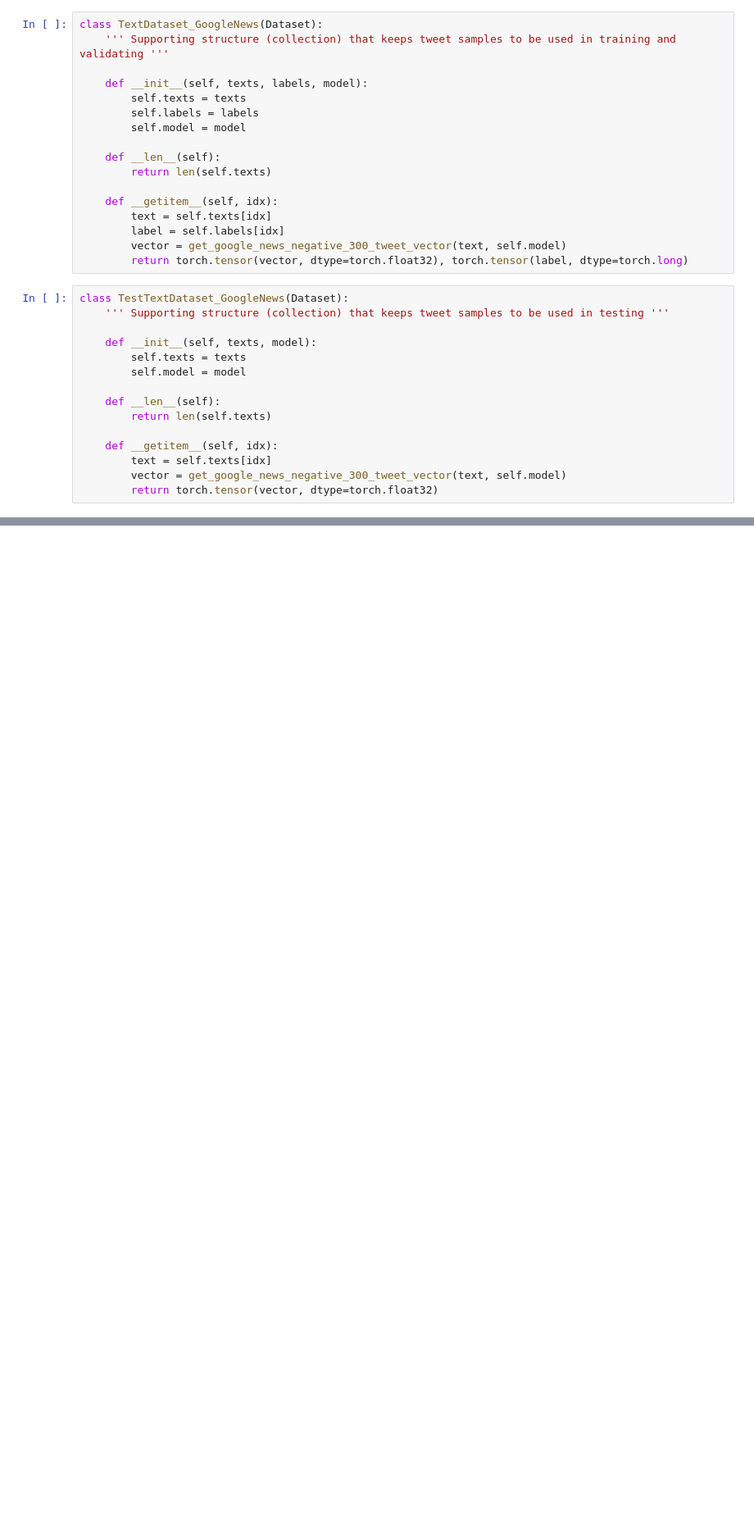
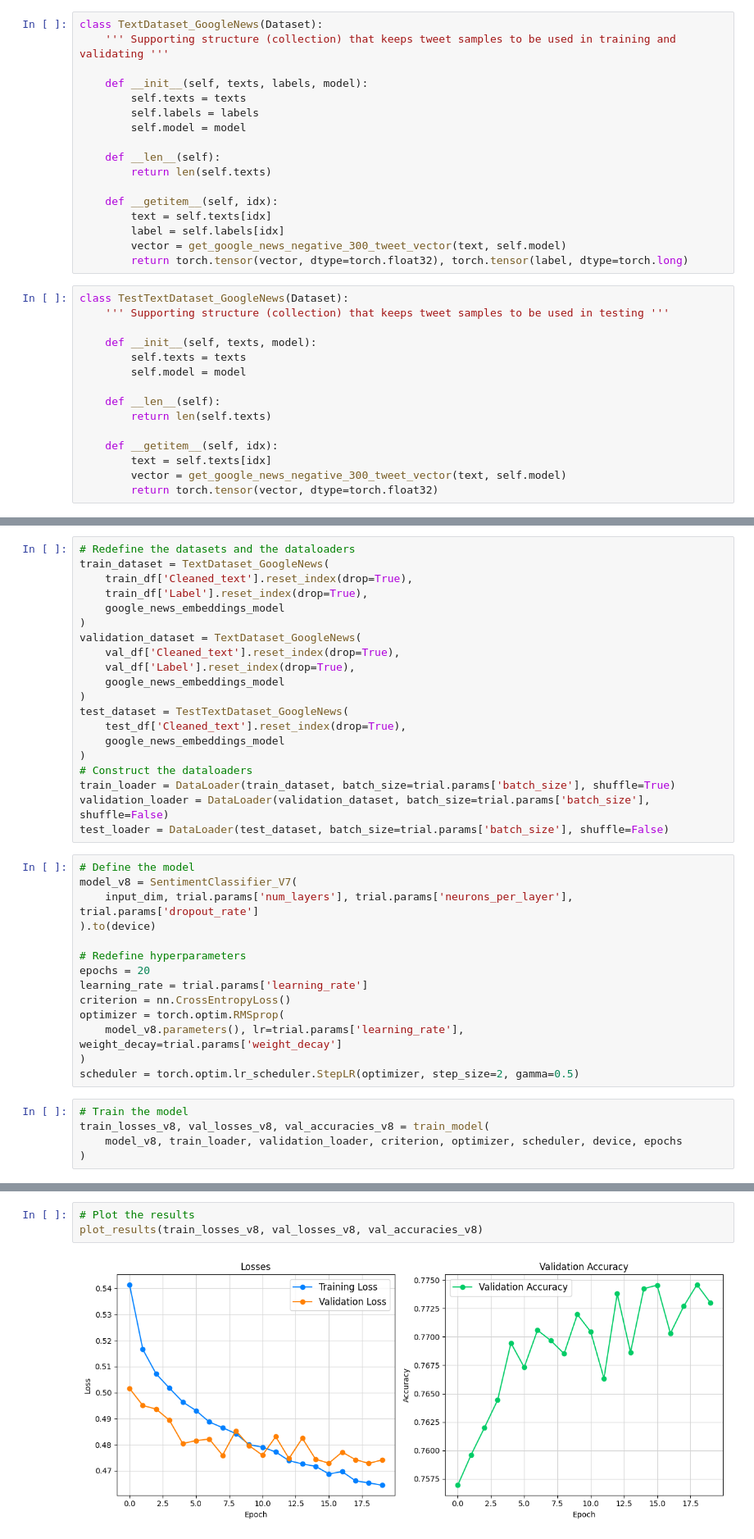
Before and after one commit to AntonisZks/Deep-Learning-for-Natural-Language-Processing, a Jupyter notebook: Notebooks/feed_forward_neural_network.ipynb, the cells around one changed output, grey strips where cells are left out. Shown at 82% size. Saved outputs shown, nothing was run; the diff lists cells and outputs as text; blank space fills up the shorter version.

```diff
--- a/Notebooks/feed_forward_neural_network.ipynb
+++ b/Notebooks/feed_forward_neural_network.ipynb
@@ -2393,0 +2543,39 @@ plt.show()
+# %%
+# Redefine the datasets and the dataloaders
+train_dataset = TextDataset_GoogleNews(
+    train_df['Cleaned_text'].reset_index(drop=True),
+    train_df['Label'].reset_index(drop=True),
+    google_news_embeddings_model
+)
+validation_dataset = TextDataset_GoogleNews(
+    val_df['Cleaned_text'].reset_index(drop=True),
+    val_df['Label'].reset_index(drop=True),
+    google_news_embeddings_model
+)
+test_dataset = TestTextDataset_GoogleNews(
+    test_df['Cleaned_text'].reset_index(drop=True),
+    google_news_embeddings_model
+)
+# Construct the dataloaders
+train_loader = DataLoader(train_dataset, batch_size=trial.params['batch_size'], shuffle=True)
+validation_loader = DataLoader(validation_dataset, batch_size=trial.params['batch_size'], shuffle=False)
+test_loader = DataLoader(test_dataset, batch_size=trial.params['batch_size'], shuffle=False)
+# %%
+# Define the model
+model_v8 = SentimentClassifier_V7(
+    input_dim, trial.params['num_layers'], trial.params['neurons_per_layer'], trial.params['dropout_rate']
+).to(device)
+
+# Redefine hyperparameters
+epochs = 20
+learning_rate = trial.params['learning_rate']
+criterion = nn.CrossEntropyLoss()
+optimizer = torch.optim.RMSprop(
+    model_v8.parameters(), lr=trial.params['learning_rate'], weight_decay=trial.params['weight_decay']
+)
+scheduler = torch.optim.lr_scheduler.StepLR(optimizer, step_size=2, gamma=0.5)
+# %%
+# Train the model
+train_losses_v8, val_losses_v8, val_accuracies_v8 = train_model(
+    model_v8, train_loader, validation_loader, criterion, optimizer, scheduler, device, epochs
+)
@@ -2393,0 +2597,5 @@ plt.show()
+# %%
+# Plot the results
+plot_results(train_losses_v8, val_losses_v8, val_accuracies_v8)
+# %% [output]
+[figure, added]
```
Also changed, not shown: parts of 30 cells of this notebook, 5 other files.
